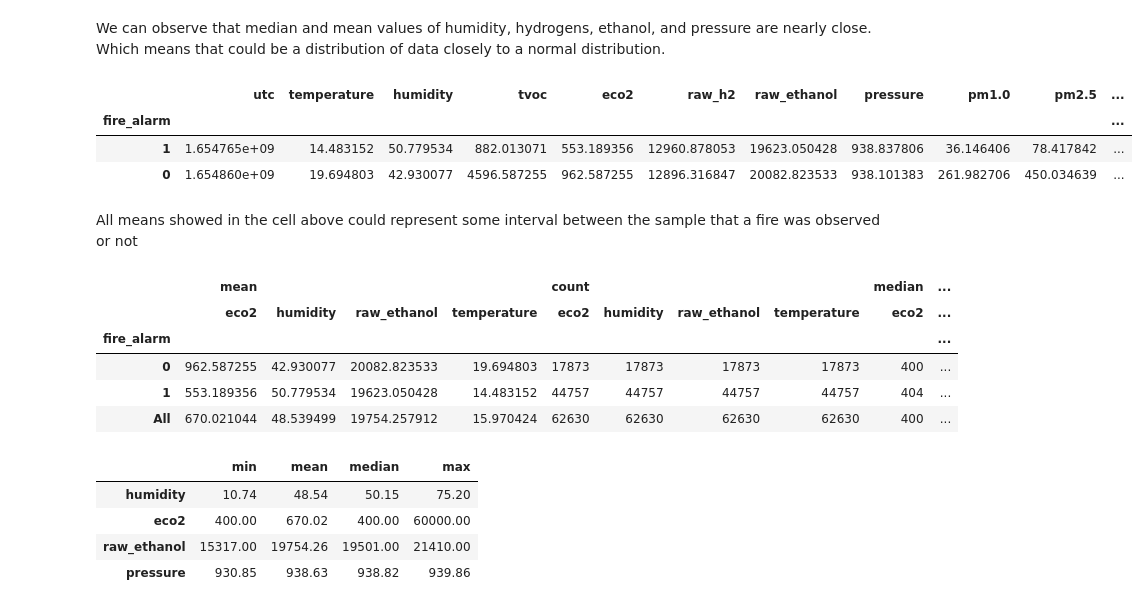
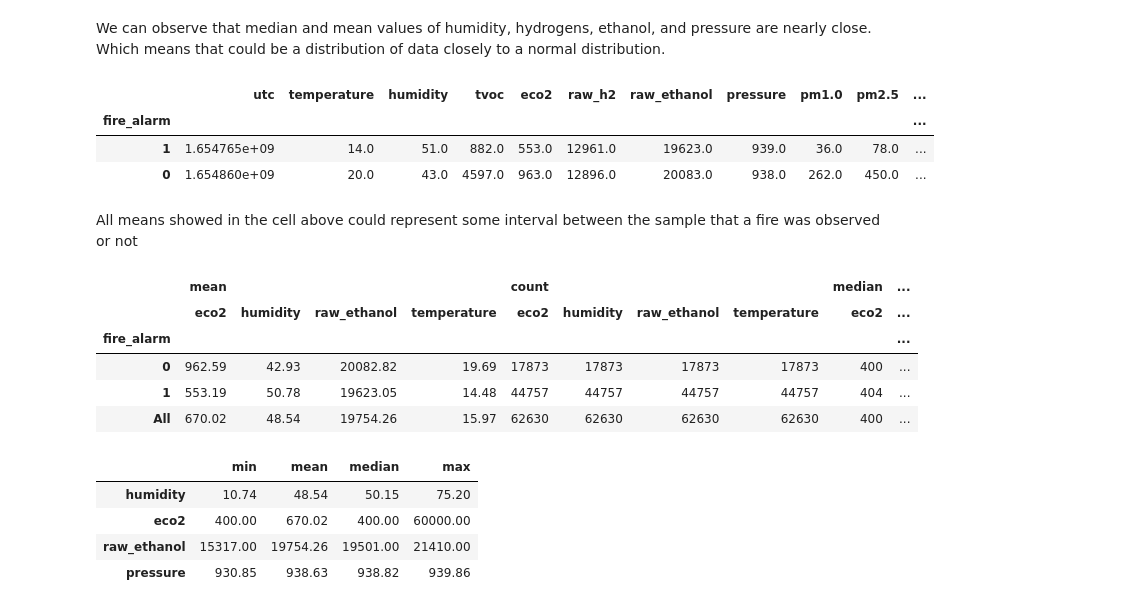
Before and after one commit to ViniciusHolanda001/smoke_detection, a Jupyter notebook: src/fire_alarm_logistic.ipynb, the cells around one changed output. Cells and saved outputs as stored; diff of their text form; code cells hidden in the pictures.

```diff
--- a/src/fire_alarm_logistic.ipynb
+++ b/src/fire_alarm_logistic.ipynb
@@ -76,7 +72,7 @@ with ZipFile(r'C:\Users\viniciushc\Git_Vinicius\fire_alarm\data\smoke_detection_
 # %% [markdown]
 # Reading Data
 # %%
-df_raw_smokedata = pd.read_csv(r'C:\Users\viniciushc\Git_Vinicius\fire_alarm\data\smoke_detection_iot.csv')
+df_raw_smokedata = pd.read_csv(r'C:\Users\viniciushc\Desktop\smoke_detection_project\smoke_detection\data\smoke_detection_iot.csv')
 # %%
 df_raw_smokedata.info()
 # %% [output]
@@ -177,33 +173,33 @@ df_raw_smokedata.iloc[:, [1, 2, 3, 4, 5, 6, 7, 8, 9, 10, 11, 12, 14]].describe()
 # %% [markdown]
 We can observe that median and mean values of humidity, hydrogens, ethanol, and pressure are nearly close. Which means that could be a distribution of data closely to a normal distribution.
 # %%
-(
+round(
     df_raw_smokedata.groupby(['fire_alarm'])
         .mean()
-        .sort_values(by='fire_alarm', ascending=False)
+        .sort_values(by='fire_alarm', ascending=False), 0
 )
 # %% [output]
 |  | utc | temperature | humidity | tvoc | eco2 | raw_h2 | raw_ethanol | pressure | pm1.0 | pm2.5 | ... |
 | fire_alarm |  |  |  |  |  |  |  |  |  |  | ... |
-| 1 | 1.654765e+09 | 14.483152 | 50.779534 | 882.013071 | 553.189356 | 12960.878053 | 19623.050428 | 938.837806 | 36.146406 | 78.417842 | ... |
-| 0 | 1.654860e+09 | 19.694803 | 42.930077 | 4596.587255 | 962.587255 | 12896.316847 | 20082.823533 | 938.101383 | 261.982706 | 450.034639 | ... |
+| 1 | 1.654765e+09 | 14.0 | 51.0 | 882.0 | 553.0 | 12961.0 | 19623.0 | 939.0 | 36.0 | 78.0 | ... |
+| 0 | 1.654860e+09 | 20.0 | 43.0 | 4597.0 | 963.0 | 12896.0 | 20083.0 | 938.0 | 262.0 | 450.0 | ... |
 # %% [markdown]
 All means showed in the cell above could represent some interval between the sample that a fire was observed or not
 # %%
-pd.pivot_table(
+round(pd.pivot_table(
     df_raw_smokedata,
     values=['raw_ethanol', 'temperature', 'humidity', 'eco2'],
     index='fire_alarm',
     aggfunc=['mean', 'count', 'median'],
     margins=True
-)
+), 2)
 # %% [output]
 |  | mean |  |  |  | count |  |  |  | median | ... |
 |  | eco2 | humidity | raw_ethanol | temperature | eco2 | humidity | raw_ethanol | temperature | eco2 | ... |
 | fire_alarm |  |  |  |  |  |  |  |  |  | ... |
-| 0 | 962.587255 | 42.930077 | 20082.823533 | 19.694803 | 17873 | 17873 | 17873 | 17873 | 400 | ... |
-| 1 | 553.189356 | 50.779534 | 19623.050428 | 14.483152 | 44757 | 44757 | 44757 | 44757 | 404 | ... |
-| All | 670.021044 | 48.539499 | 19754.257912 | 15.970424 | 62630 | 62630 | 62630 | 62630 | 400 | ... |
+| 0 | 962.59 | 42.93 | 20082.82 | 19.69 | 17873 | 17873 | 17873 | 17873 | 400 | ... |
+| 1 | 553.19 | 50.78 | 19623.05 | 14.48 | 44757 | 44757 | 44757 | 44757 | 404 | ... |
+| All | 670.02 | 48.54 | 19754.26 | 15.97 | 62630 | 62630 | 62630 | 62630 | 400 | ... |
 # %%
 df_raw_smokedata[['humidity', 'eco2', 'raw_ethanol', 'pressure']].aggregate(['min', 'mean', 'median', 'max']).T.round(2)
 # %% [output]
```
Also changed, not shown: parts of 14 cells of this notebook.
